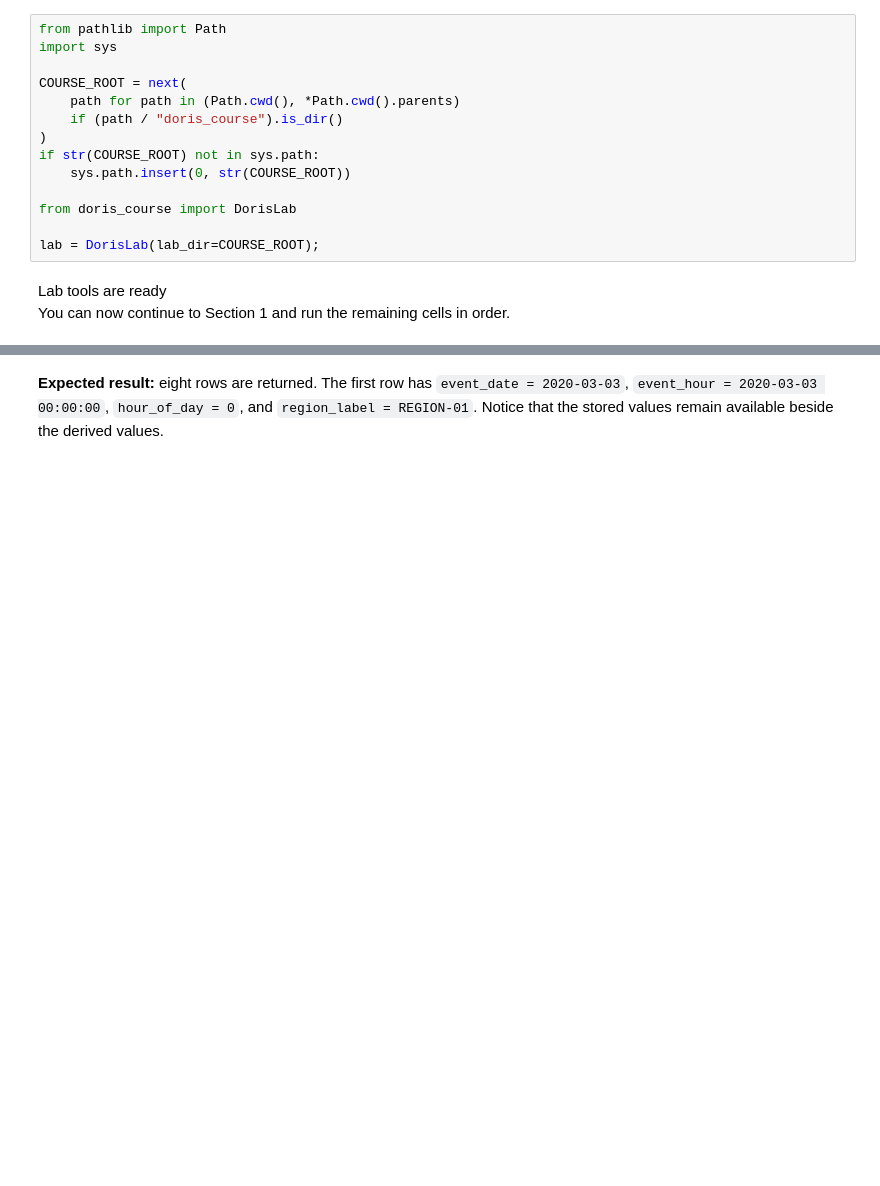
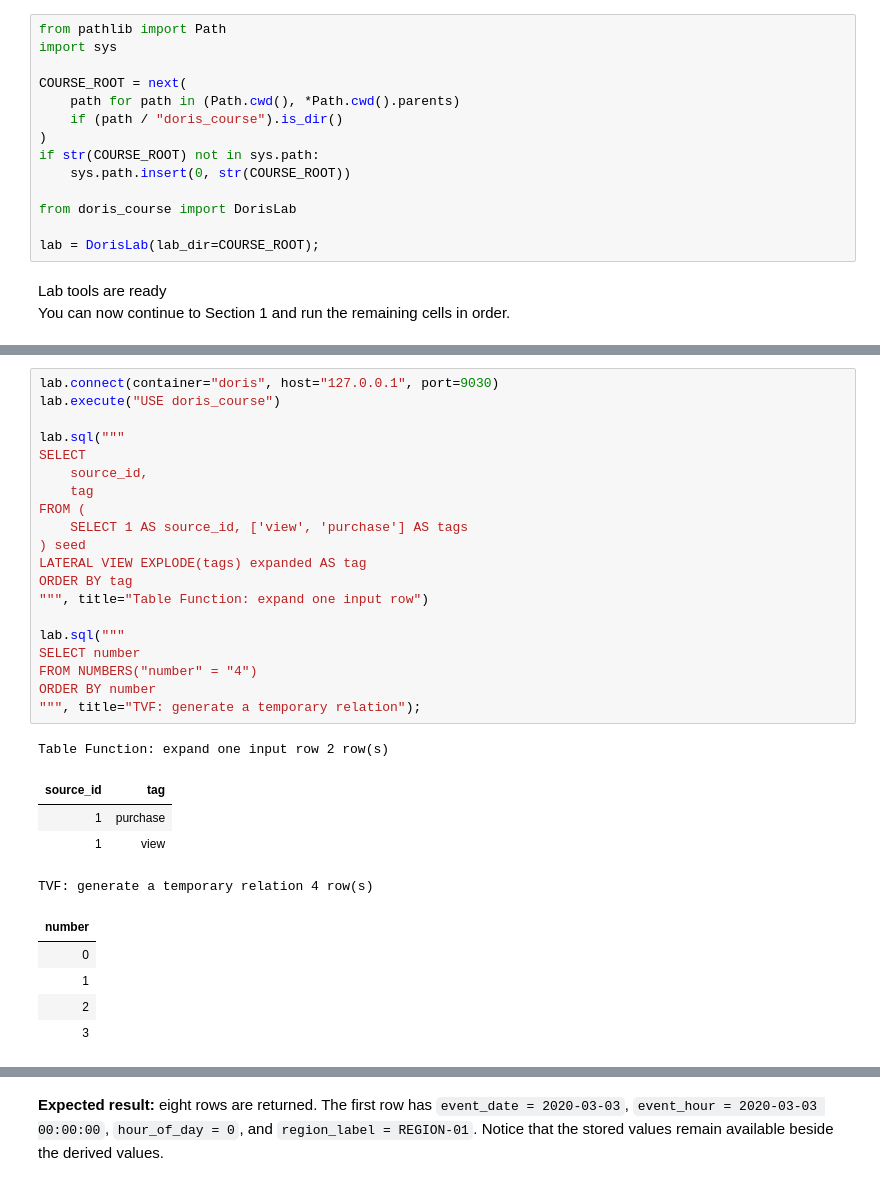
Before and after one commit to Ragnaroos/doris-courses, a Jupyter notebook: doris-course/01-real-time-analytics/level2/module05-analyzing/lab5_analyze_data.ipynb, the cells around one changed output, grey strips where cells are left out. Cells and saved outputs as stored; diff of their text form; blank space fills up the shorter version.

Commit message:
Revise Level 2 courses and labs

```diff
--- a/doris-course/01-real-time-analytics/level2/module05-analyzing/lab5_analyze_data.ipynb
+++ b/doris-course/01-real-time-analytics/level2/module05-analyzing/lab5_analyze_data.ipynb
@@ -48,0 +63,31 @@ lab.function_category_activity();
+# %%
+lab.connect(container="doris", host="127.0.0.1", port=9030)
+lab.execute("USE doris_course")
+
+lab.sql("""
+SELECT
+    source_id,
+    tag
+FROM (
+    SELECT 1 AS source_id, ['view', 'purchase'] AS tags
+) seed
+LATERAL VIEW EXPLODE(tags) expanded AS tag
+ORDER BY tag
+""", title="Table Function: expand one input row")
+
+lab.sql("""
+SELECT number
+FROM NUMBERS("number" = "4")
+ORDER BY number
+""", title="TVF: generate a temporary relation");
+# %% [output]
+Table Function: expand one input row 2 row(s)
+| source_id | tag |
+| 1 | purchase |
+| 1 | view |
+TVF: generate a temporary relation 4 row(s)
+| number |
+| 0 |
+| 1 |
+| 2 |
+| 3 |
```
Also changed, not shown: parts of 18 cells of this notebook, 8 other files.
